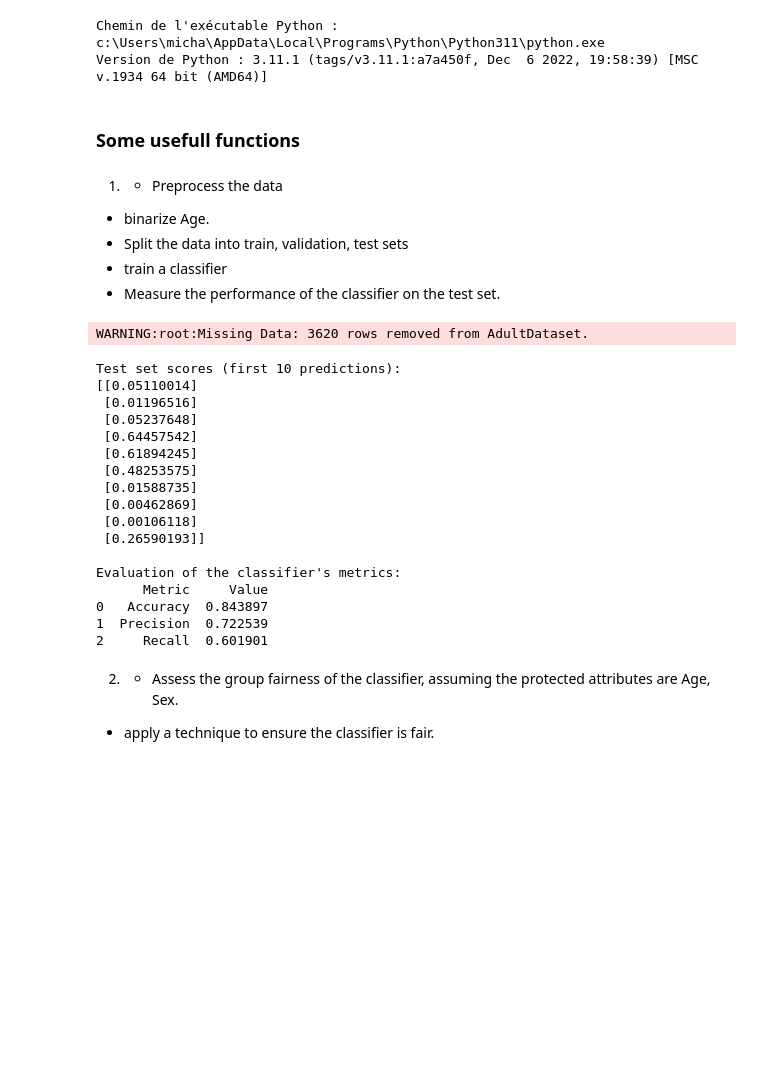
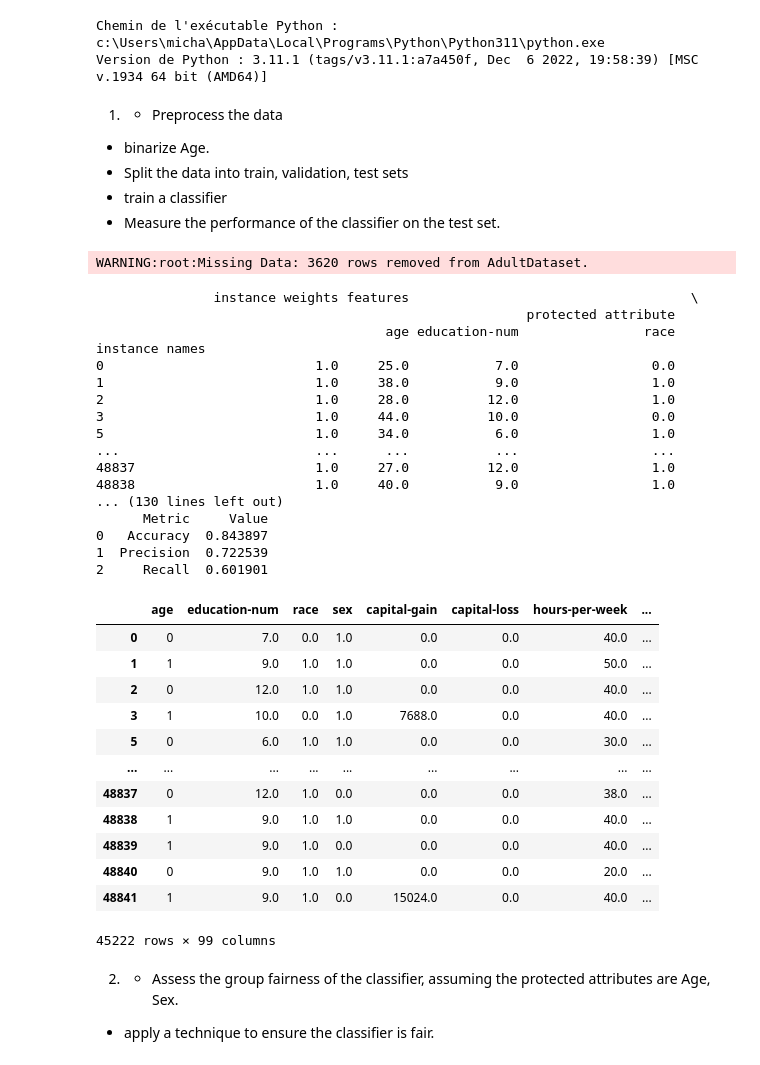
Before and after one commit to darkvador1/AI-Ethics, a Jupyter notebook: ethicsTest.ipynb, the cells around one changed output. Cells and saved outputs as stored; diff of their text form; code cells hidden in the pictures; blank space fills up the shorter version.

```diff
--- a/ethicsTest.ipynb
+++ b/ethicsTest.ipynb
@@ -30,8 +30,6 @@ import numpy as np
 from IPython.display import Markdown, display
 import matplotlib.pyplot as plt
 import random
-# %% [markdown]
-### Some usefull functions
 # %%
 from sklearn.preprocessing import StandardScaler
 from sklearn.metrics import accuracy_score, precision_score, recall_score
@@ -113,44 +111,59 @@ def train_classifier(train_dataset, test_dataset, model, threshold=0.5, random_s
 # %%
 random_seed = 42
 # A -------------------------------- Import dataaset and binarize age ----------------------------------------------
 
 # Import dataset
 dataset_orig = AdultDataset()
+print(dataset_orig)
 # Convert to dataframe to visualize it
 data, _ = dataset_orig.convert_to_dataframe()
 # Copy only to binarize age (Threshold = 40 years)
 binarised = data.copy()
-binarised['age'] = binarised['age'].apply(lambda x: 0 if x <= 40 else 1) # 1 if greater than 40
+binarised['age'] = binarised['age'].apply(lambda x: 0 if x <= 35 else 1) # 1 if greater than 40
 # B ----------------------------- Split into train, validation and test --------------------------------------------
 dataset_orig_train, dataset_orig_vt = dataset_orig.split([0.7], shuffle=True)
 dataset_orig_valid, dataset_orig_test = dataset_orig_vt.split([0.5], shuffle=True)
 # C ----------------------------- Train a classifier and check for the predictions, and the performances --------------------------------------------
 the_classifier, metrics_of_the_classifer, y_test_predictions = train_classifier(train_dataset=dataset_orig_train,
                                                             test_dataset= dataset_orig_test,
                                                             model=LogisticRegression,
                                                             threshold=0.5,
                                                             random_seed=random_seed)
 print("\nEvaluation of the classifier's metrics:")
 print(metrics_of_the_classifer)
+binarised
 # %% [output]
 WARNING:root:Missing Data: 3620 rows removed from AdultDataset.
-Test set scores (first 10 predictions):
-[[0.05110014]
- [0.01196516]
- [0.05237648]
- [0.64457542]
- [0.61894245]
- [0.48253575]
- [0.01588735]
- [0.00462869]
- [0.00106118]
- [0.26590193]]
-
-Evaluation of the classifier's metrics:
+               instance weights features                                    \
+                                                       protected attribute
+                                     age education-num                race
+instance names
+0                           1.0     25.0           7.0                 0.0
+1                           1.0     38.0           9.0                 1.0
+2                           1.0     28.0          12.0                 1.0
+3                           1.0     44.0          10.0                 0.0
+5                           1.0     34.0           6.0                 1.0
+...                         ...      ...           ...                 ...
+48837                       1.0     27.0          12.0                 1.0
+48838                       1.0     40.0           9.0                 1.0
+... (130 lines left out)
       Metric     Value
 0   Accuracy  0.843897
 1  Precision  0.722539
 2     Recall  0.601901
+|  | age | education-num | race | sex | capital-gain | capital-loss | hours-per-week | ... |
+| 0 | 0 | 7.0 | 0.0 | 1.0 | 0.0 | 0.0 | 40.0 | ... |
+| 1 | 1 | 9.0 | 1.0 | 1.0 | 0.0 | 0.0 | 50.0 | ... |
+| 2 | 0 | 12.0 | 1.0 | 1.0 | 0.0 | 0.0 | 40.0 | ... |
+| 3 | 1 | 10.0 | 0.0 | 1.0 | 7688.0 | 0.0 | 40.0 | ... |
+| 5 | 0 | 6.0 | 1.0 | 1.0 | 0.0 | 0.0 | 30.0 | ... |
+| ... | ... | ... | ... | ... | ... | ... | ... | ... |
+| 48837 | 0 | 12.0 | 1.0 | 0.0 | 0.0 | 0.0 | 38.0 | ... |
+| 48838 | 1 | 9.0 | 1.0 | 1.0 | 0.0 | 0.0 | 40.0 | ... |
+| 48839 | 1 | 9.0 | 1.0 | 0.0 | 0.0 | 0.0 | 40.0 | ... |
+| 48840 | 0 | 9.0 | 1.0 | 1.0 | 0.0 | 0.0 | 20.0 | ... |
+| 48841 | 1 | 9.0 | 1.0 | 0.0 | 15024.0 | 0.0 | 40.0 | ... |
+45222 rows × 99 columns
 # %% [markdown]
 2. - Assess the group fairness of the classifier, assuming the protected attributes are Age, Sex.
 - apply a technique to ensure the classifier is fair.
```
Also changed, not shown: parts of 9 cells of this notebook.
